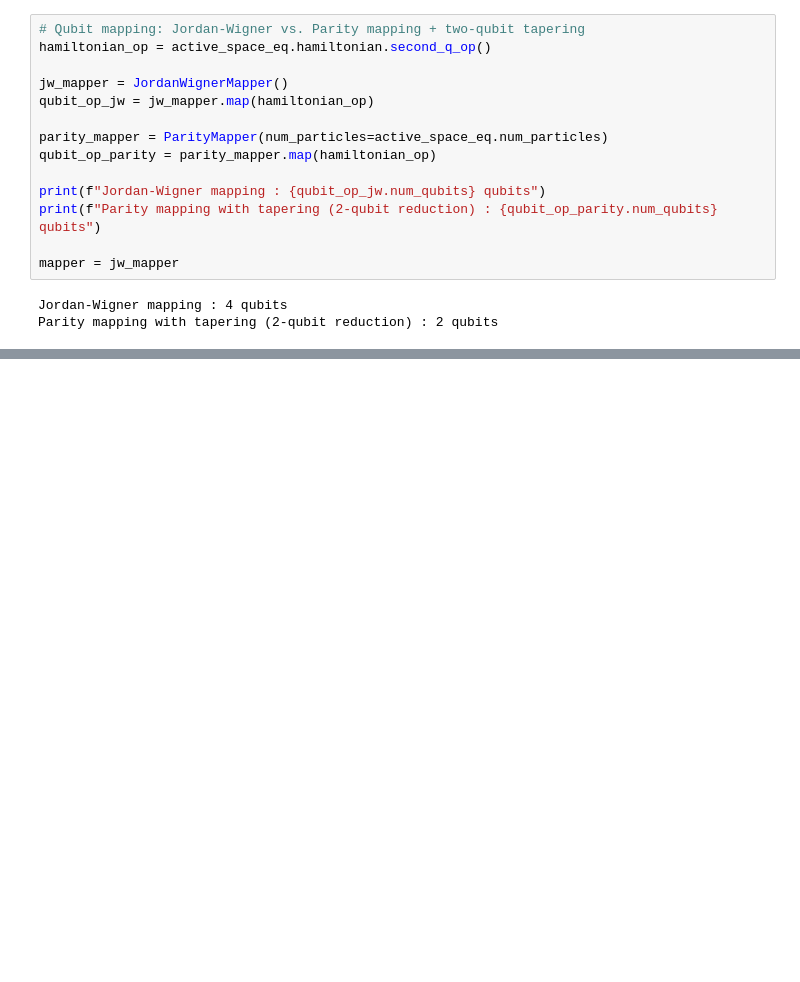
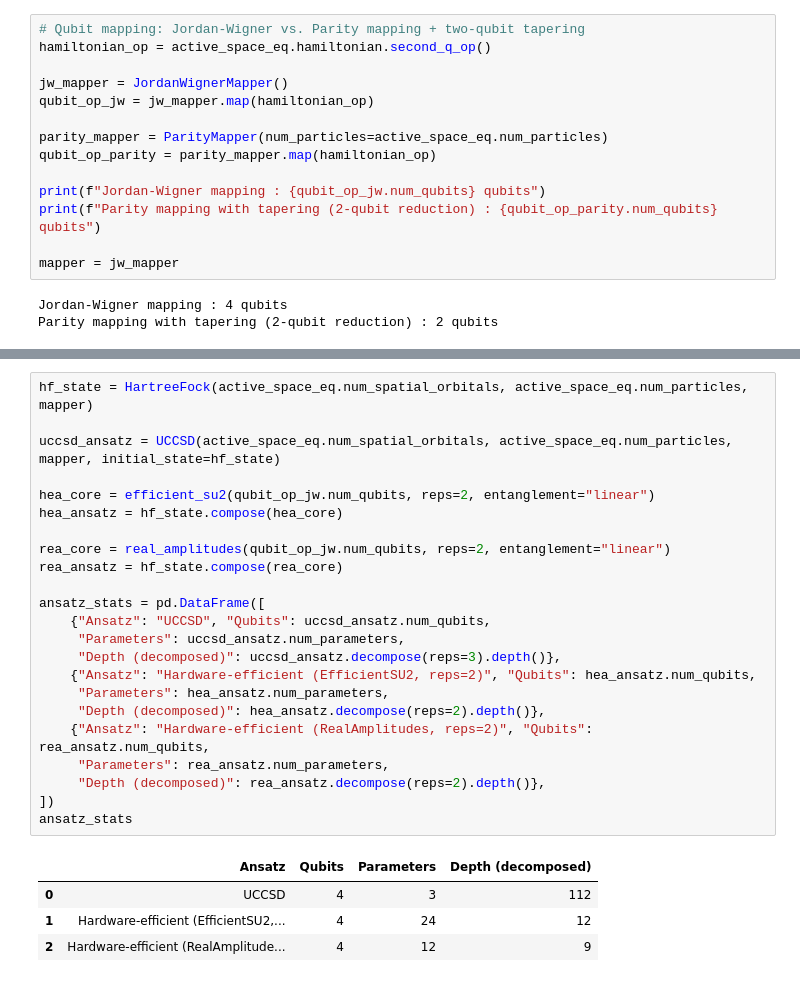
Before and after one commit to MSH-20/Quantum-Simulation-of-Photo-Induced-Charge-Dynamics, a Jupyter notebook: Quantum/ethylene_vqe_qse.ipynb, the cells around one changed output, grey strips where cells are left out. Saved outputs shown, nothing was run; the diff lists cells and outputs as text; blank space fills up the shorter version.

```diff
--- a/Quantum/ethylene_vqe_qse.ipynb
+++ b/Quantum/ethylene_vqe_qse.ipynb
@@ -131,0 +139,28 @@ Parity mapping with tapering (2-qubit reduction) : 2 qubits
+# %%
+hf_state = HartreeFock(active_space_eq.num_spatial_orbitals, active_space_eq.num_particles, mapper)
+
+uccsd_ansatz = UCCSD(active_space_eq.num_spatial_orbitals, active_space_eq.num_particles, mapper, initial_state=hf_state)
+
+hea_core = efficient_su2(qubit_op_jw.num_qubits, reps=2, entanglement="linear")
+hea_ansatz = hf_state.compose(hea_core)
+
+rea_core = real_amplitudes(qubit_op_jw.num_qubits, reps=2, entanglement="linear")
+rea_ansatz = hf_state.compose(rea_core)
+
+ansatz_stats = pd.DataFrame([
+    {"Ansatz": "UCCSD", "Qubits": uccsd_ansatz.num_qubits,
+     "Parameters": uccsd_ansatz.num_parameters,
+     "Depth (decomposed)": uccsd_ansatz.decompose(reps=3).depth()},
+    {"Ansatz": "Hardware-efficient (EfficientSU2, reps=2)", "Qubits": hea_ansatz.num_qubits,
+     "Parameters": hea_ansatz.num_parameters,
+     "Depth (decomposed)": hea_ansatz.decompose(reps=2).depth()},
+    {"Ansatz": "Hardware-efficient (RealAmplitudes, reps=2)", "Qubits": rea_ansatz.num_qubits,
+     "Parameters": rea_ansatz.num_parameters,
+     "Depth (decomposed)": rea_ansatz.decompose(reps=2).depth()},
+])
+ansatz_stats
+# %% [output]
+|  | Ansatz | Qubits | Parameters | Depth (decomposed) |
+| 0 | UCCSD | 4 | 3 | 112 |
+| 1 | Hardware-efficient (EfficientSU2,... | 4 | 24 | 12 |
+| 2 | Hardware-efficient (RealAmplitude... | 4 | 12 | 9 |
```
Also changed, not shown: parts of 4 cells of this notebook.
